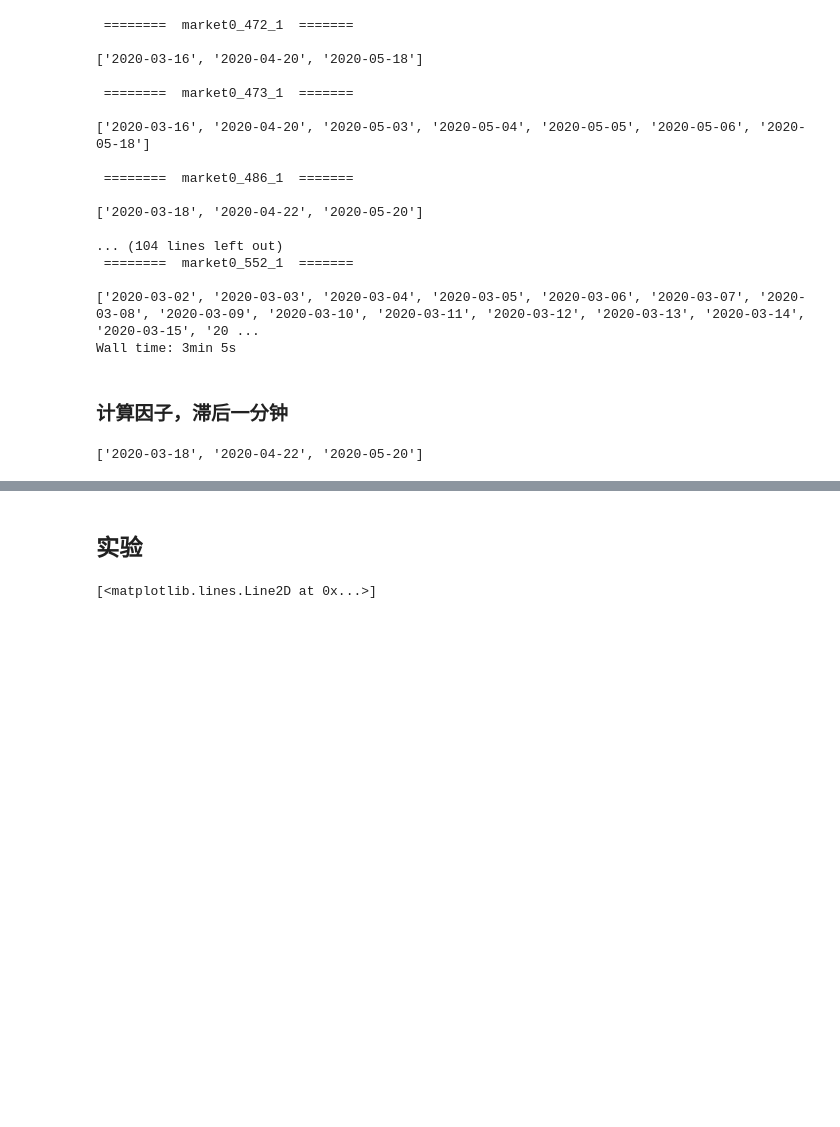
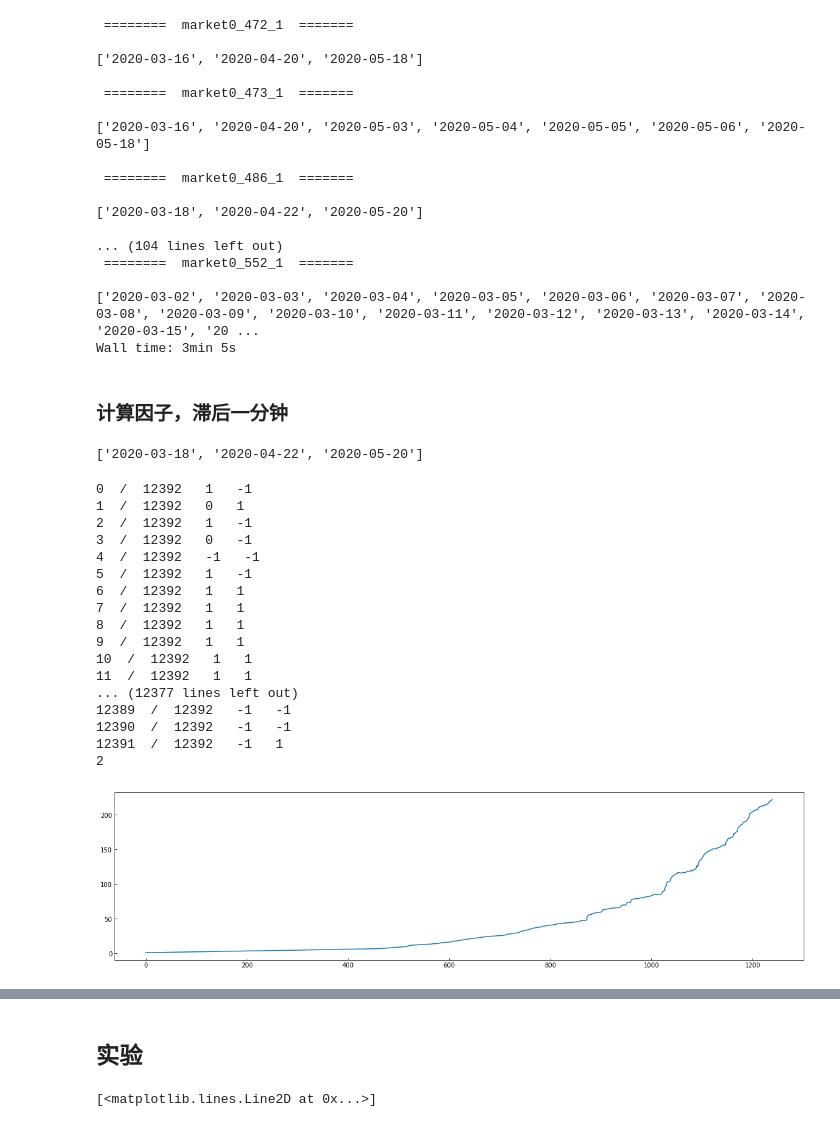
Before and after one commit to wx2480/digit, a Jupyter notebook: XGBmodel.ipynb, the cells around one changed output, grey strips where cells are left out. Drawn from its saved outputs; the diff is of its cells as text; code cells hidden in the pictures; blank space fills up the shorter version.

```diff
--- a/XGBmodel.ipynb
+++ b/XGBmodel.ipynb
@@ -229,20 +230,23 @@ def f(x):
 end = ' 16:00:00'
 start = ' 17:00:00'
 
-position = []
+
 long_windows = 60
 short_windows = 10
 timepoint = get_strike_day(c0)
 for i in range(3):
+    if (i == 0) | (i == 1):
+        continue
     if i == 2:
-        _y = y.loc[timepoint[i]+start:]
-        _c0 = c0.loc[timepoint[i]+start:]
-        _p0 = p0.loc[timepoint[i]+start:]
+        _y = y.loc[timepoint[i]+start:].fillna(method = 'ffill')
+        _c0 = c0.loc[timepoint[i]+start:].fillna(method = 'ffill')
+        _p0 = p0.loc[timepoint[i]+start:].fillna(method = 'ffill')
     else:
-        _y = y.loc[timepoint[i]+start: timepoint[i+1]+end]
-        _c0 = c0.loc[timepoint[i]+start: timepoint[i+1]+end]
-        _p0 = p0.loc[timepoint[i]+start: timepoint[i+1]+end]
+        _y = y.loc[timepoint[i]+start: timepoint[i+1]+end].fillna(method = 'ffill')
+        _c0 = c0.loc[timepoint[i]+start: timepoint[i+1]+end].fillna(method = 'ffill')
+        _p0 = p0.loc[timepoint[i]+start: timepoint[i+1]+end].fillna(method = 'ffill')
 
+    position = []
     ret = -np.log(_c0.close).diff(-10)
 
     fac0 = np.log(_y.close).diff(long_windows)
@@ -276,34 +280,59 @@ for i in range(3):
     fac25 = (_c0.close.diff()) / (_y.close.diff()).rolling(long_windows).mean()
     fac26 = (_p0.close.diff()) / (_y.close.diff()).rolling(long_windows).mean()
 
     columns = ['fac{}'.format(i) for i in range(27)]
     factors = pd.concat(
         [fac0,fac1,fac2,fac3,fac4,fac5,fac6,fac7,fac8,fac9,fac10,fac11,fac12,fac13,fac14,fac15,fac16,fac17,fac18,fac19,fac20,fac21,fac22,fac23,fac24,fac25,fac26],
         axis = 1,
     )
     factors.columns = columns
 
-    factors = factors.shift()
+    factors = factors.shift(30)
 
+    Y = f(ret)
+    X = factors.fillna(0).values
     for _i in range(1440, _y.shape[0]-120):
-        X_train, Y_train =  factors.iloc[_i-1440:_i,:].fillna(0), ret.iloc[_i-1440:_i].fillna(0).apply(f)
-        X_test, Y_test = factors.iloc[_i:_i+1,:].fillna(0), ret.iloc[_i:_i+1].fillna(0).apply(f)
+        X_train, Y_train =  X[_i-1440:_i,:], Y[_i-1440:_i]
+        X_test, Y_test = X[_i:_i+1,:], Y[_i:_i+1]
         model = XGBClassifier(n_jobs = 7)
         r = model.fit(X_train, Y_train)
         prey = r.predict(X_test)
 #         print(Y_test.iloc[0], ' ', prey[0])
         position.append(prey[0])
+        print(_i-1440, ' / ', _y.shape[0]-1560, ' ',Y_test[0], ' ', prey[0])
 
     pos = np.array(position)
     a = ret[1440:]
     net = [[0.1] * 10]
     for ii in range(0, len(pos)//10):
         n = []
         for j in range(10):
-            n.append(net[-1][j] * (1+pos[10*ii+j] * a[10*ii+j]))
+            _ = net[-1][j] * (1+pos[10*ii+j] * a[10*ii+j])
+            if (ii!=0) & (pos[10*ii+j] != pos[10*ii+j-10]):
+                _ = _ * 0.998
+            n.append(_)
         net.append(n)
 
     print(i)
     fig,ax = plt.subplots()
     ax.plot(np.array(net).sum(axis = 1))
     plt.show(fig)
+# %% [output]
+0  /  12392   1   -1
+1  /  12392   0   1
+2  /  12392   1   -1
+3  /  12392   0   -1
+4  /  12392   -1   -1
+5  /  12392   1   -1
+6  /  12392   1   1
+7  /  12392   1   1
+8  /  12392   1   1
+9  /  12392   1   1
+10  /  12392   1   1
+11  /  12392   1   1
+... (12377 lines left out)
+12389  /  12392   -1   -1
+12390  /  12392   -1   -1
+12391  /  12392   -1   1
+2
+[figure, added]
```
Also changed, not shown: parts of 20 cells of this notebook.
